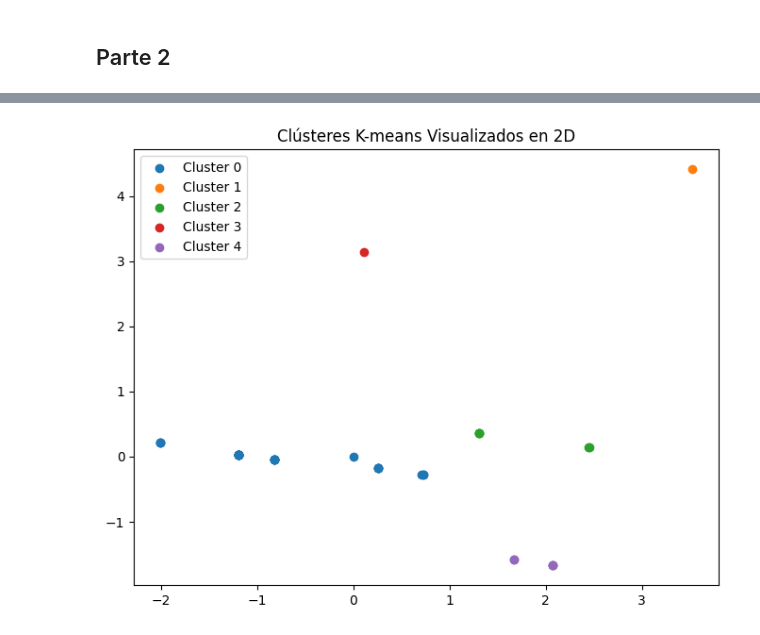
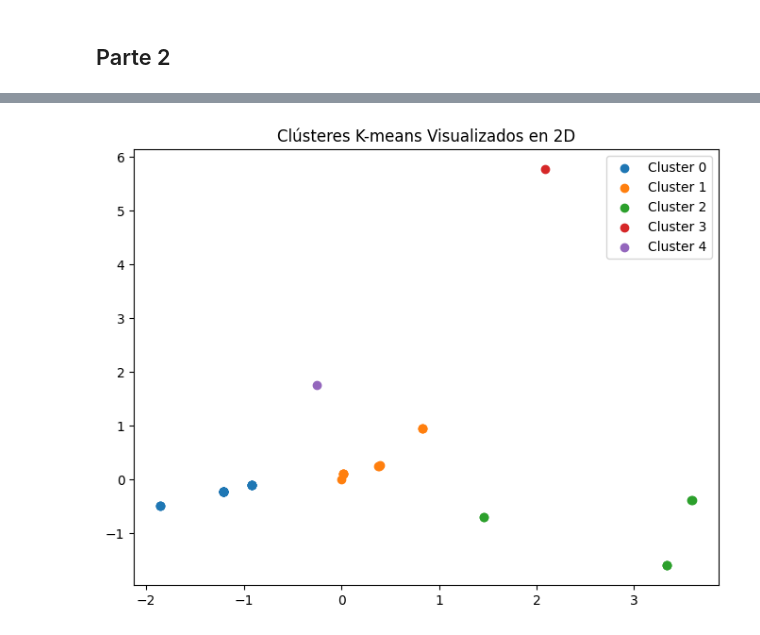
Before and after one commit to Manuel-Archila/Lab4_Security, a Jupyter notebook: Lab4.ipynb, the cells around one changed output, grey strips where cells are left out. Drawn from its saved outputs; the diff is of its cells as text; code cells hidden in the pictures.

```diff
--- a/Lab4.ipynb
+++ b/Lab4.ipynb
@@ -26,7 +26,10 @@ def extract_pe_features(file_path):
         pe_features['Machine'] = pe.FILE_HEADER.Machine
         pe_features['TimeDateStamp'] = pe.FILE_HEADER.TimeDateStamp
         pe_features['NumberOfSections'] = pe.FILE_HEADER.NumberOfSections
-        # Agregar más características del PE Header según sea necesario
+        pe_features['Characteristics'] = pe.FILE_HEADER.Characteristics
+        pe_features['SizeOfOptionalHeader'] = pe.FILE_HEADER.SizeOfOptionalHeader
+        pe_features['path'] = file_path
+        # pe_features['paht'] = file_path
 
         # Secciones
         sections = {}
@@ -114,9 +136,11 @@ Una vez obtenido el DataFrame con las características de los archivos de malwar
 k_range = range(1, 11)
 inertia = []
 
+numeric_columns = df_scaled.select_dtypes(include='number').columns
+
 for k in k_range:
     kmeans = KMeans(n_clusters=k, random_state=42)
-    kmeans.fit(df_scaled)
+    kmeans.fit(df_scaled[numeric_columns])
     inertia.append(kmeans.inertia_)
 
 # Graficando la curva del codo
@@ -127,13 +151,16 @@ plt.ylabel('Inercia')
 plt.title('Método del Codo para Determinar K Óptimo')
 plt.show()
 
+
+numeric_columns = df_scaled.select_dtypes(include='number').columns
 # Coeficiente de Silhouette
 silhouette_scores = []
 
+
 for k in range(2, 11):  # El coeficiente de Silhouette no se puede calcular para k = 1
     kmeans = KMeans(n_clusters=k, random_state=42)
-    kmeans.fit(df_scaled)
-    score = silhouette_score(df_scaled, kmeans.labels_)
+    kmeans.fit(df_scaled[numeric_columns])
+    score = silhouette_score(df_scaled[numeric_columns], kmeans.labels_)
     silhouette_scores.append(score)
 
 # Graficando los coeficientes de Silhouette
@@ -191,24 +189,24 @@ Para maxclust = 5, Coeficiente de Silhouette = 0.5530547291620052
 # %%
 from sklearn.decomposition import PCA
 from sklearn.cluster import KMeans
 import matplotlib.pyplot as plt
 import numpy as np
 
 # Ajuste de K-means con el número óptimo de clústeres (reemplaza 'n_clusters' con el número elegido)
 n_clusters = 5  # Cambia este valor según tus resultados del método del codo y el coeficiente de Silhouette
 kmeans = KMeans(n_clusters=n_clusters, random_state=42)
-clusters = kmeans.fit_predict(df_scaled)
+clusters = kmeans.fit_predict(df_scaled[numeric_columns])
 
 # Reducción de la dimensionalidad para visualización
 pca = PCA(n_components=2)  # Reducir a dos dimensiones
-reduced_data = pca.fit_transform(df_scaled)
+reduced_data = pca.fit_transform(df_scaled[numeric_columns])
 
 # Visualización de clústeres
 plt.figure(figsize=(8, 6))
 for i in range(n_clusters):
     plt.scatter(reduced_data[clusters == i, 0], reduced_data[clusters == i, 1], label=f'Cluster {i}')
 plt.title('Clústeres K-means Visualizados en 2D')
 plt.legend()
 plt.show()
 # %% [output]
-[figure, old version]
+[figure, new version]
```
Also changed, not shown: parts of 11 cells of this notebook, 32 other files.
